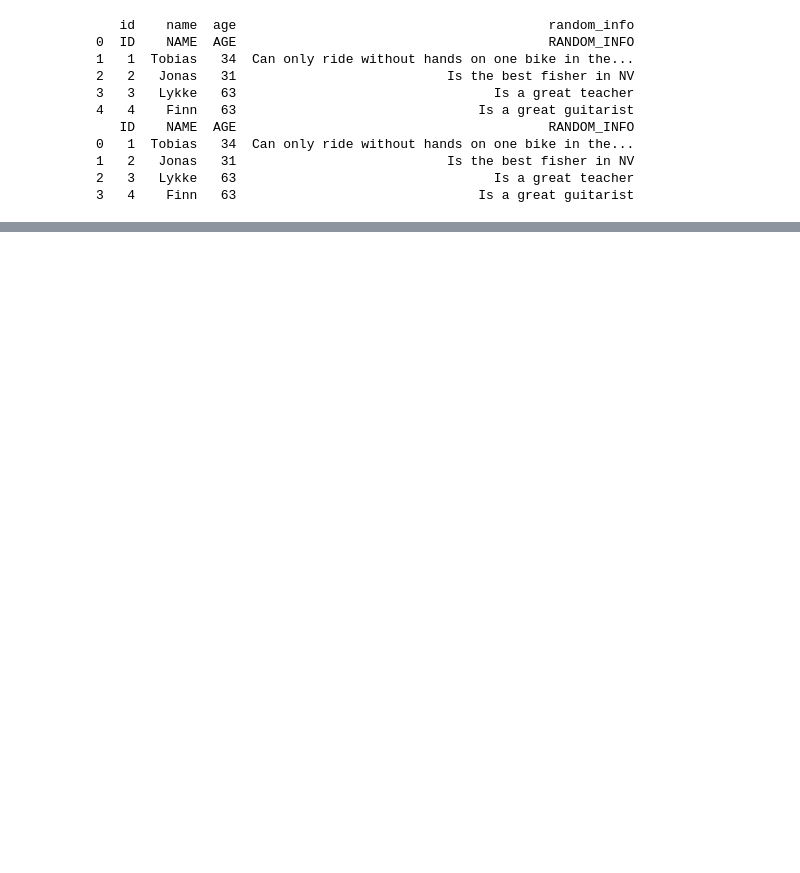
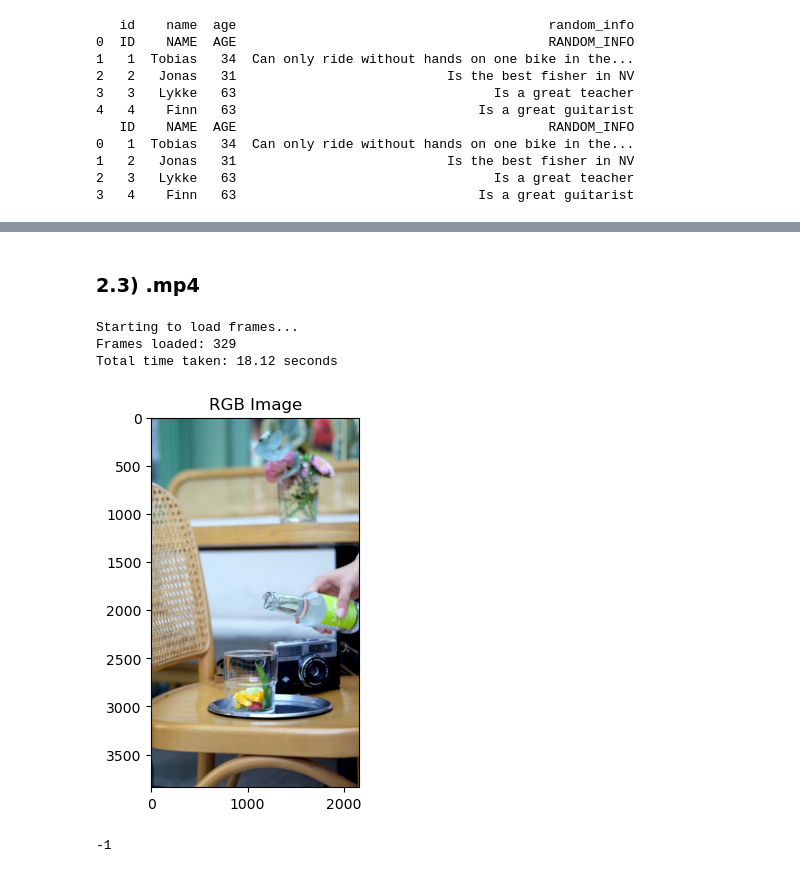
Before and after one commit to TRossen89/BI_MP_Assignments, a Jupyter notebook: MP1_Data_Ingestion_and_Wrangling.ipynb, the cells around one changed output, grey strips where cells are left out. Cells and saved outputs as stored; diff of their text form; code cells hidden in the pictures; blank space fills up the shorter version.

```diff
--- a/MP1_Data_Ingestion_and_Wrangling.ipynb
+++ b/MP1_Data_Ingestion_and_Wrangling.ipynb
@@ -29,0 +65,70 @@ print(excel_data2)
+# %% [markdown]
+### 2.3) .mp4
+# %%
+import cv2
+import time
+import matplotlib.pyplot as plt
+
+def load_mp4_video(file_path):
+
+    # Creating a VideoCapture object (which create a way) to read video(frames) from file
+    video = cv2.VideoCapture(file_path)
+
+    # Initializing a variable with a list for video frames
+    frames = []
+
+    # Start timing
+    start_time = time.time()
+
+    print("Starting to load frames...")
+
+
+    while True:
+        # video.read() reads the next frame in the video and updates which frames has been read in the video(VideoCapture) object
+        # video.read() returns a 1) boolean value indicating if the frame has been read succesfully and 2) a frame
+        fr_read_succes, frame = video.read()
+
+        if not fr_read_succes:
+            break
+
+        frames.append(frame)
+
+    # Stop timing
+    end_time = time.time()
+    elapsed_time = end_time - start_time
+
+    # Closing file video object was associated with/stops capturing video from a live camera or other live video source
+    video.release()
+
+    # Print summary
+    print(f"Frames loaded: {len(frames)}")
+    print(f"Total time taken: {elapsed_time:.2f} seconds")
+
+    return frames
+
+
+frames = load_mp4_video('C:/Users/acm11/Videos/SodaVideo.mp4')
+# %% [output]
+Starting to load frames...
+Frames loaded: 329
+Total time taken: 18.12 seconds
+# %%
+first_frame_rgb = cv2.cvtColor(frames[0], cv2.COLOR_BGR2RGB)
+
+plt.imshow(first_frame_rgb)
+plt.title("RGB Image")
+#plt.axis("off")
+plt.show()
+
+
+first_frame_image = Image.fromarray(first_frame_rgb)
+# Displays the image in another application
+first_frame_image.show(title='First Frame')
+
+
+#cv2.imshow('First Frame', frames[0])
+cv2.waitKey(0)
+# cv2.destroyAllWindows()
+# %% [output]
+[figure, added]
+-1
```
Also changed, not shown: parts of 6 cells of this notebook.
